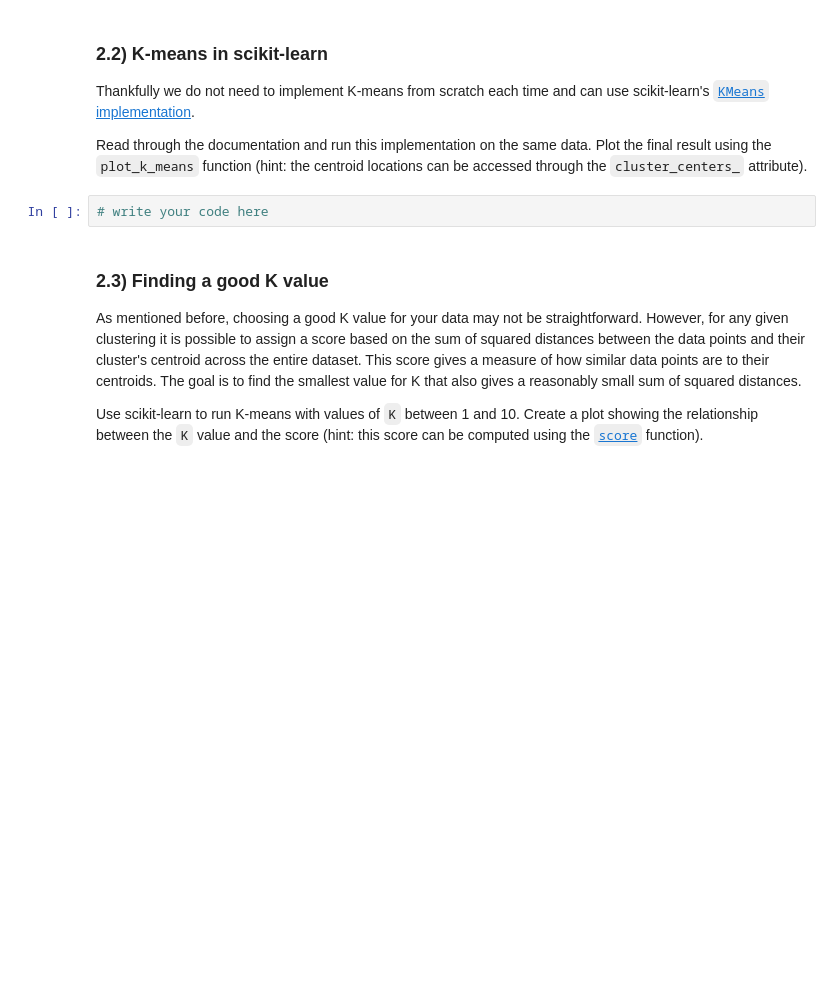
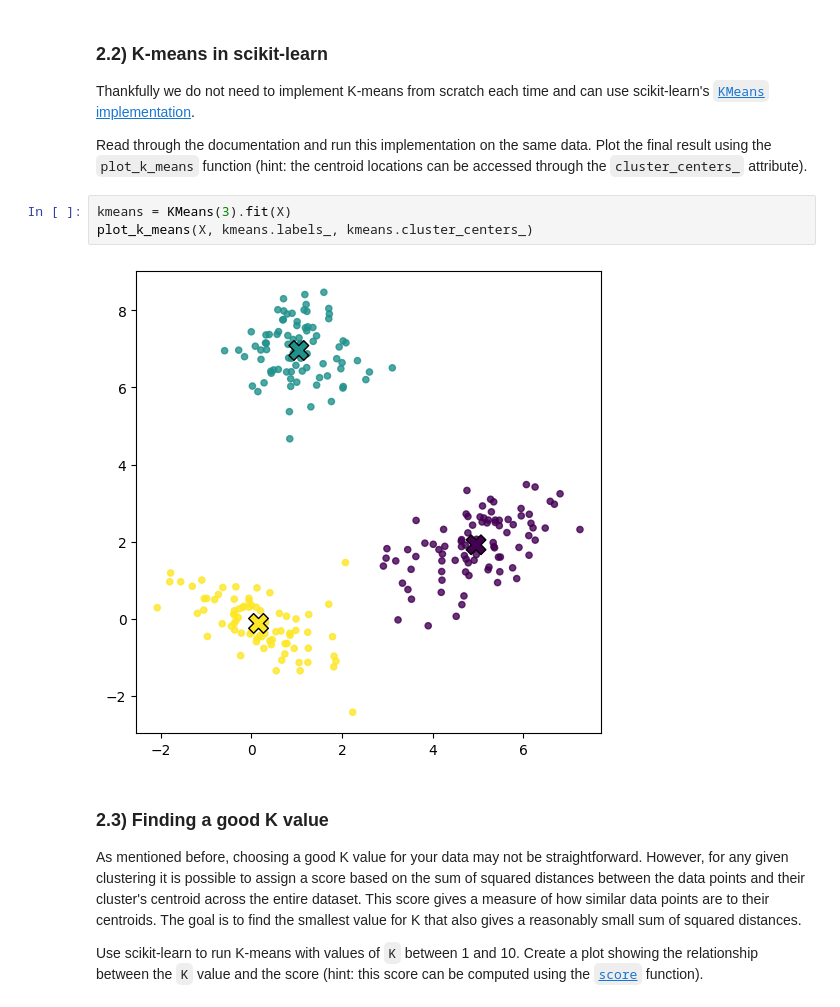
Before and after one commit to alexelwood14/lab_sheets_public, a Jupyter notebook: lab4/lab4-MixtureModels_K-means_Expectation-Maximisation.ipynb, the cells around one changed output. Cells and saved outputs as stored; diff of their text form; blank space fills up the shorter version.

```diff
--- a/lab4/lab4-MixtureModels_K-means_Expectation-Maximisation.ipynb
+++ b/lab4/lab4-MixtureModels_K-means_Expectation-Maximisation.ipynb
@@ -202,8 +198,11 @@ Stopped! Cluster assignments did not change.
 Thankfully we do not need to implement K-means from scratch each time and can use scikit-learn's [`KMeans` implementation](https://scikit-learn.org/stable/modules/generated/sklearn.cluster.KMeans.html#sklearn.cluster.KMeans).
 
 Read through the documentation and run this implementation on the same data. Plot the final result using the `plot_k_means` function (hint: the centroid locations can be accessed through the `cluster_centers_` attribute).
-# %%
-# write your code here
+# %%
+kmeans = KMeans(3).fit(X)
+plot_k_means(X, kmeans.labels_, kmeans.cluster_centers_)
+# %% [output]
+[figure, added]
 # %% [markdown]
 ### 2.3) Finding a good K value
 
```
Also changed, not shown: parts of 1 cell of this notebook.
